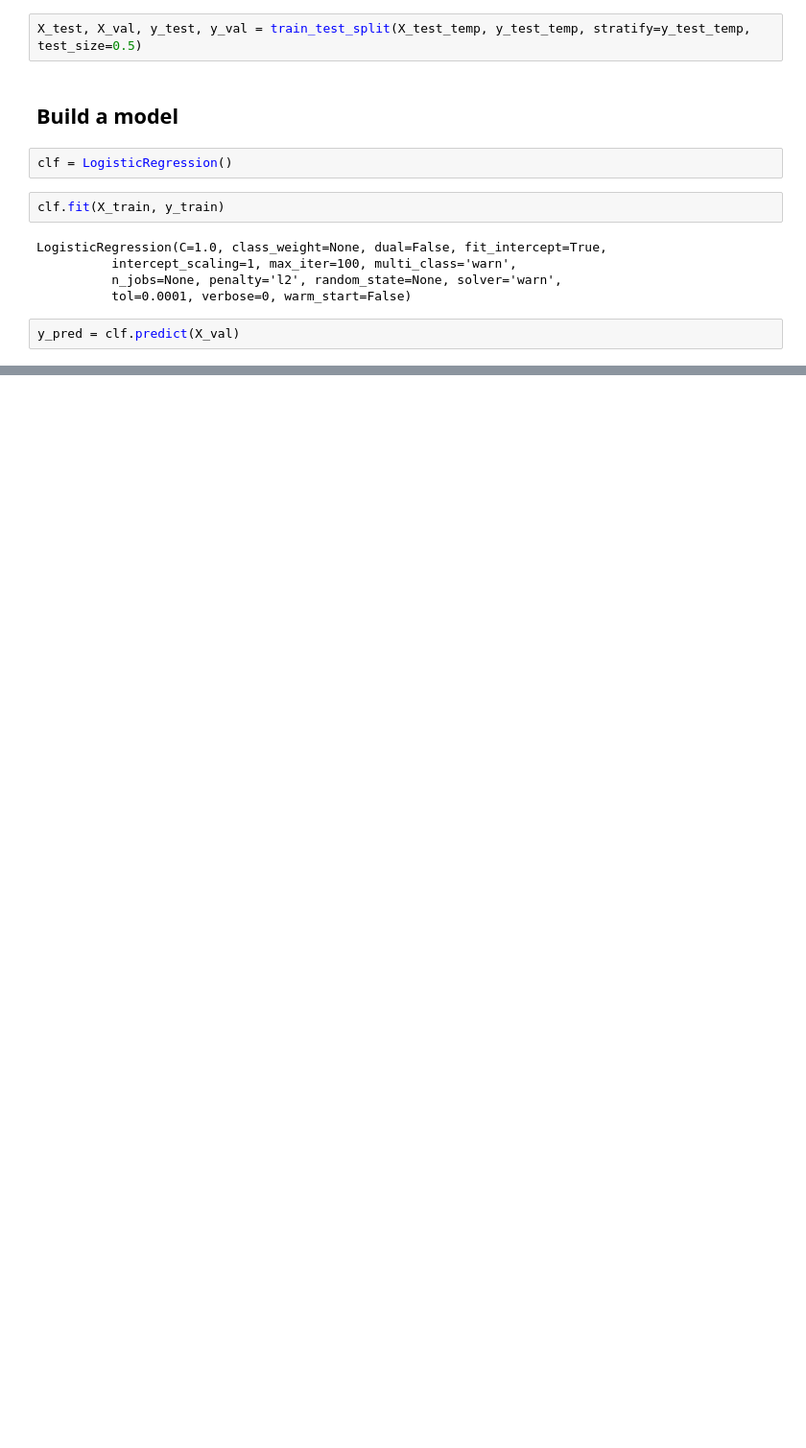
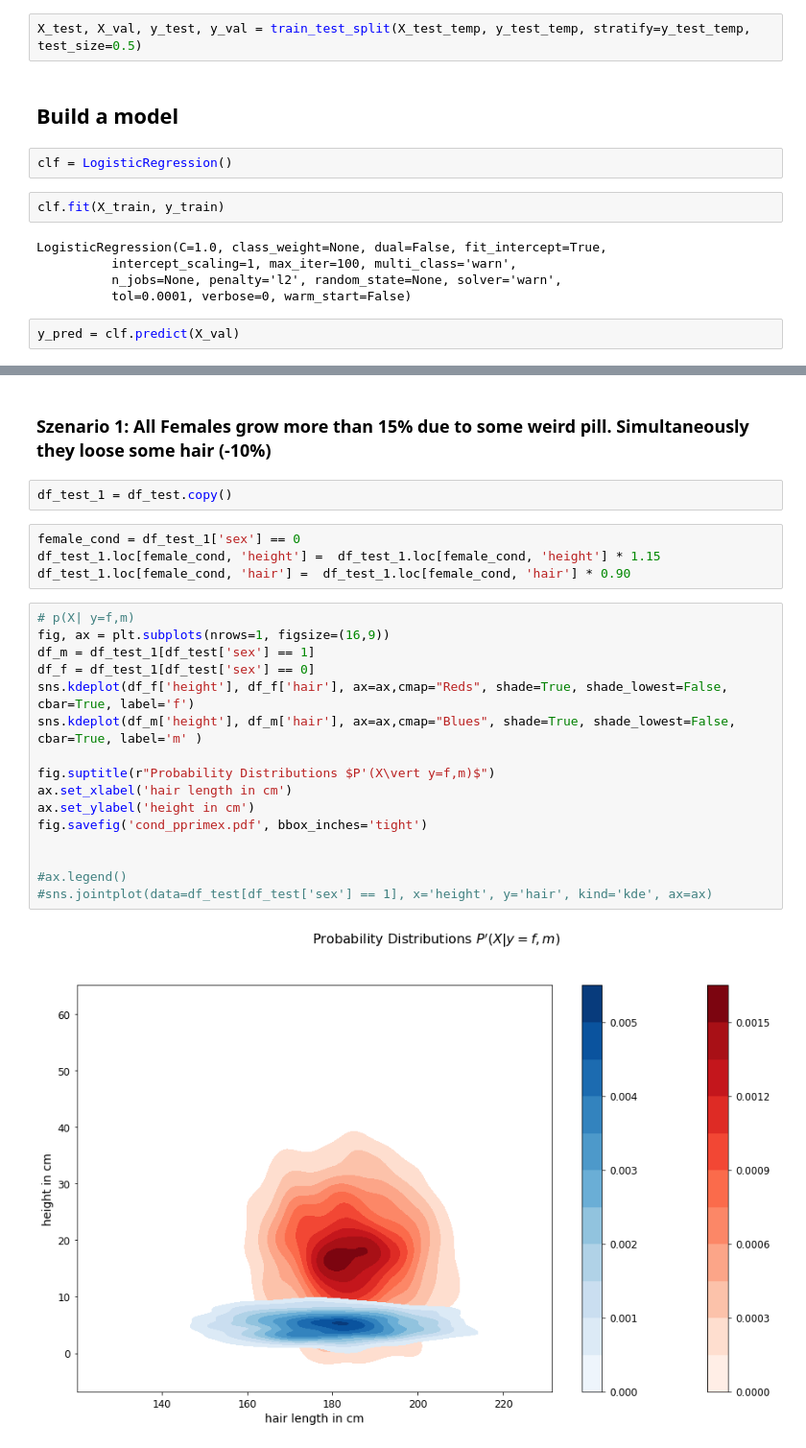
Before and after one commit to Jodahr/learning, a Jupyter notebook: logging/male_or_female.ipynb, the cells around one changed output, grey strips where cells are left out. Shown at 96% size. Saved outputs shown, nothing was run; the diff lists cells and outputs as text; blank space fills up the shorter version.

Commit message:
add male and female use case

```diff
--- a/logging/male_or_female.ipynb
+++ b/logging/male_or_female.ipynb
@@ -139,0 +184,26 @@ sns.jointplot(data=df_test[df_test['sex'] == 1], x='height', y='hair', kind='kde
+# %% [markdown]
+### Szenario 1: All Females grow more than 15% due to some weird pill. Simultaneously they loose some hair (-10%)
+# %%
+df_test_1 = df_test.copy()
+# %%
+female_cond = df_test_1['sex'] == 0
+df_test_1.loc[female_cond, 'height'] =  df_test_1.loc[female_cond, 'height'] * 1.15
+df_test_1.loc[female_cond, 'hair'] =  df_test_1.loc[female_cond, 'hair'] * 0.90
+# %%
+# p(X| y=f,m)
+fig, ax = plt.subplots(nrows=1, figsize=(16,9))
+df_m = df_test_1[df_test['sex'] == 1]
+df_f = df_test_1[df_test['sex'] == 0]
+sns.kdeplot(df_f['height'], df_f['hair'], ax=ax,cmap="Reds", shade=True, shade_lowest=False, cbar=True, label='f')
+sns.kdeplot(df_m['height'], df_m['hair'], ax=ax,cmap="Blues", shade=True, shade_lowest=False, cbar=True, label='m' )
+
+fig.suptitle(r"Probability Distributions $P'(X\vert y=f,m)$")
+ax.set_xlabel('hair length in cm')
+ax.set_ylabel('height in cm')
+fig.savefig('cond_pprimex.pdf', bbox_inches='tight')
+
+
+#ax.legend()
+#sns.jointplot(data=df_test[df_test['sex'] == 1], x='height', y='hair', kind='kde', ax=ax)
+# %% [output]
+[figure, added]
```
Also changed, not shown: parts of 21 cells of this notebook.
